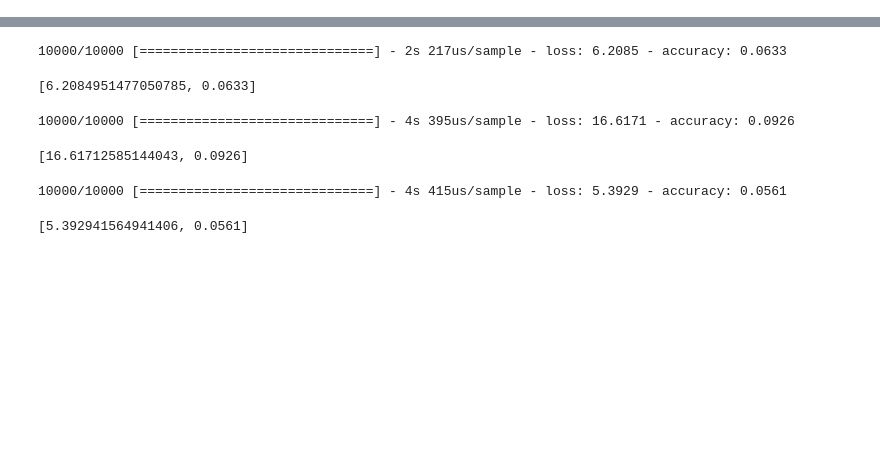
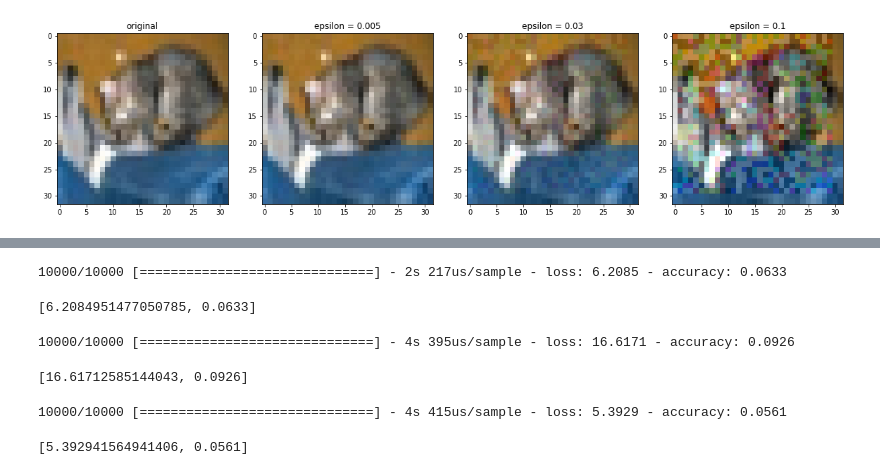
Before and after one commit to ReHoss/adversarial_attacks, a Jupyter notebook: theo/HPS.ipynb, the cells around one changed output, grey strips where cells are left out. Saved outputs shown, nothing was run; the diff lists cells and outputs as text; code cells hidden in the pictures; blank space fills up the shorter version.

```diff
--- a/theo/HPS.ipynb
+++ b/theo/HPS.ipynb
@@ -8,8 +11,8 @@ from attack import fgsm, pgd
 # %%
-(_, _), (X_test, y_test) = cifar10.load_data()
-X_test = X_test/255.0
+(_, _), (x_test, y_test) = cifar10.load_data()
+x_test = x_test/255.0
 # %%
-model = load_model("model_20200418-172129")
+model = load_model("model_20200419-160722")
 loss = SparseCategoricalCrossentropy(from_logits=True)
-test_loss, test_acc = model.evaluate(X_test, y_test)
+test_loss, test_acc = model.evaluate(x_test, y_test)
 # %% [output]
@@ -20,8 +23,8 @@ epsilons = [0.5, 0.1, 0.05, 0.01, 0.005, 0.001]
 hp = []
 for eps in epsilons:
     print(eps)
-    X_adv = fgsm(X_test, y_test, model, loss, eps)
-    adv_loss, adv_acc = model.evaluate(X_adv, y_test)
+    x_adv = fgsm(x_test, y_test, model, loss, eps)
+    adv_loss, adv_acc = model.evaluate(x_adv, y_test)
     hp.append({"epsilon": str(eps), "loss": str(adv_loss), "accuracy": str(adv_acc)})
 # %% [output]
 0.5
@@ -44,3 +53,12 @@ hip.Experiment.from_iterable(hp).display()
+# %%
+fig, axs = plt.subplots(1, 4, figsize=(20, 20))
+for ax, interp, eps in zip(axs, ['original', 'epsilon = 0.005', 'epsilon = 0.03', 'epsilon = 0.1'], [0, 0.005, 0.03, 0.1]):
+    ax.imshow(fgsm(np.expand_dims(x_test[0], 0), y_test[0], model, loss, eps).reshape(32, 32, 3))
+    ax.set_title(interp)
+
+plt.show()
+# %% [output]
+[figure, added]
 # %%
 model_small = load_model("model_20200419-140515")
 model_large = load_model("model_20200419-160722")
```
Also changed, not shown: parts of 20 cells of this notebook.
